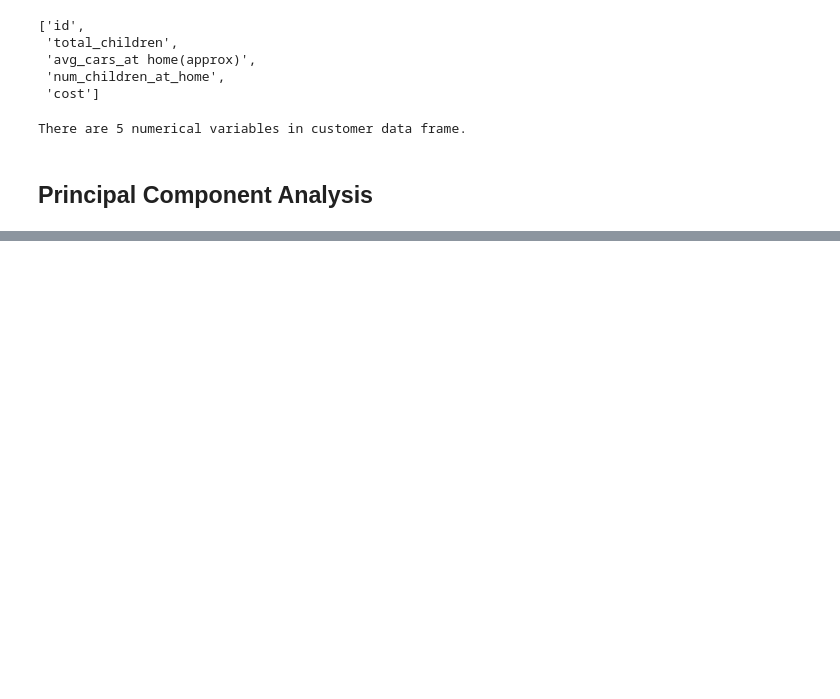
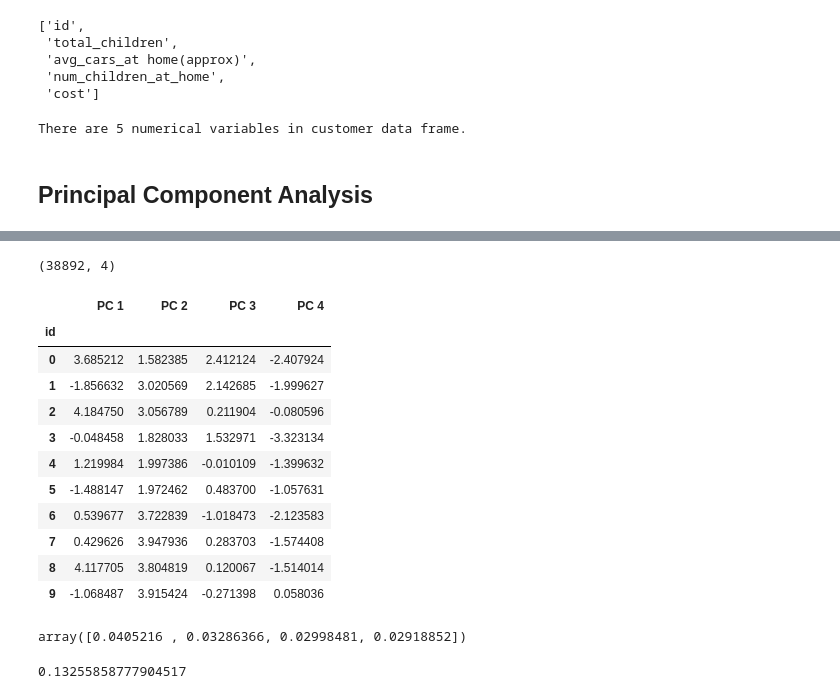
Before and after one commit to bpiffard/Capstone_Final_Group_Project, a Jupyter notebook: customer_PCA.ipynb, the cells around one changed output, grey strips where cells are left out. Drawn from its saved outputs; the diff is of its cells as text; code cells hidden in the pictures; blank space fills up the shorter version.

```diff
--- a/customer_PCA.ipynb
+++ b/customer_PCA.ipynb
@@ -117,0 +179,5 @@ There are 5 numerical variables in customer data frame.
+# %%
+# Using PCA to reduce dimension to four principal components.
+pca_4c = PCA(n_components=4)
+X_pca= pca_4c.fit_transform(X_scaled)
+print(X_pca)
@@ -117,0 +192,31 @@ There are 5 numerical variables in customer data frame.
+# %%
+# Create a DataFrame with the three principal components.
+pcs_df = pd.DataFrame(
+    data=X_pca,
+    columns=["PC 1", "PC 2", "PC 3", "PC 4"],
+    index=customer_df['id']
+)
+print(pcs_df.shape)
+pcs_df.head(10)
+# %% [output]
+(38892, 4)
+|  | PC 1 | PC 2 | PC 3 | PC 4 |
+| id |  |  |  |  |
+| 0 | 3.685212 | 1.582385 | 2.412124 | -2.407924 |
+| 1 | -1.856632 | 3.020569 | 2.142685 | -1.999627 |
+| 2 | 4.184750 | 3.056789 | 0.211904 | -0.080596 |
+| 3 | -0.048458 | 1.828033 | 1.532971 | -3.323134 |
+| 4 | 1.219984 | 1.997386 | -0.010109 | -1.399632 |
+| 5 | -1.488147 | 1.972462 | 0.483700 | -1.057631 |
+| 6 | 0.539677 | 3.722839 | -1.018473 | -2.123583 |
+| 7 | 0.429626 | 3.947936 | 0.283703 | -1.574408 |
+| 8 | 4.117705 | 3.804819 | 0.120067 | -1.514014 |
+| 9 | -1.068487 | 3.915424 | -0.271398 | 0.058036 |
+# %%
+pca_4c.explained_variance_ratio_
+# %% [output]
+array([0.0405216 , 0.03286366, 0.02998481, 0.02918852])
+# %%
+pca_4c.explained_variance_ratio_.sum()
+# %% [output]
+0.13255858777904517
```
Also changed, not shown: parts of 11 cells of this notebook.
